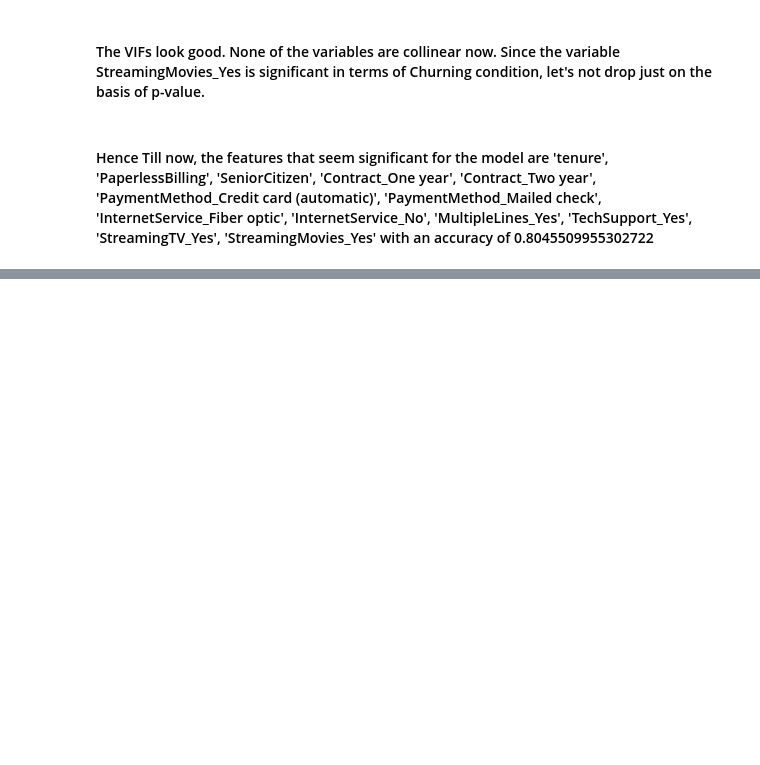
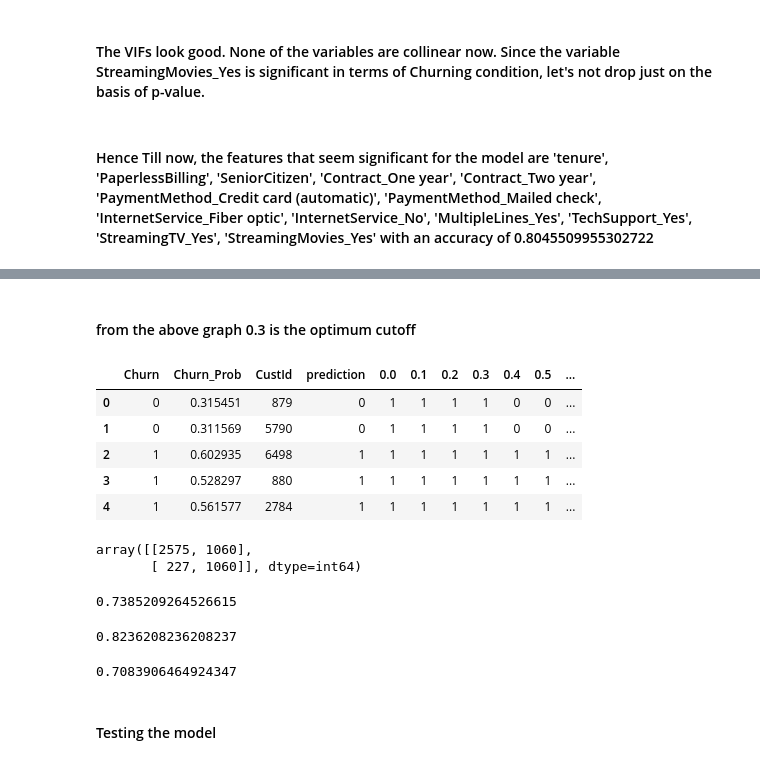
Before and after one commit to ds-souvik/Machine-Learning-Basic-Intermediate-Expert., a Jupyter notebook: 11 Machine Learning- Logistic Regression/2 Multivariate Logistic Regression/Telecom Churn Case Logistic Regression.ipynb, the cells around one changed output, grey strips where cells are left out. Saved outputs shown, nothing was run; the diff lists cells and outputs as text; code cells hidden in the pictures; blank space fills up the shorter version.

```diff
--- a/11 Machine Learning- Logistic Regression/2 Multivariate Logistic Regression/Telecom Churn Case Logistic Regression.ipynb
+++ b/11 Machine Learning- Logistic Regression/2 Multivariate Logistic Regression/Telecom Churn Case Logistic Regression.ipynb
@@ -1014,0 +1114,35 @@ Index(['tenure', 'PaperlessBilling', 'SeniorCitizen', 'Contract_One year',
+# %% [markdown]
+#### from the above graph 0.3 is the optimum cutoff
+# %%
+y_train_pred_final['Final Prediction']= y_train_pred_final.Churn_Prob.map(lambda x: 1 if x>0.3 else 0)
+y_train_pred_final.head()
+# %% [output]
+|  | Churn | Churn_Prob | CustId | prediction | 0.0 | 0.1 | 0.2 | 0.3 | 0.4 | 0.5 | ... |
+| 0 | 0 | 0.315451 | 879 | 0 | 1 | 1 | 1 | 1 | 0 | 0 | ... |
+| 1 | 0 | 0.311569 | 5790 | 0 | 1 | 1 | 1 | 1 | 0 | 0 | ... |
+| 2 | 1 | 0.602935 | 6498 | 1 | 1 | 1 | 1 | 1 | 1 | 1 | ... |
+| 3 | 1 | 0.528297 | 880 | 1 | 1 | 1 | 1 | 1 | 1 | 1 | ... |
+| 4 | 1 | 0.561577 | 2784 | 1 | 1 | 1 | 1 | 1 | 1 | 1 | ... |
+# %%
+confusion2=metrics.confusion_matrix(y_train_pred_final.Churn, y_train_pred_final['Final Prediction'])
+confusion2
+# %% [output]
+array([[2575, 1060],
+       [ 227, 1060]], dtype=int64)
+# %%
+Final_accuracy= metrics.accuracy_score(y_train_pred_final.Churn, y_train_pred_final['Final Prediction'])
+Final_accuracy
+# %% [output]
+0.7385209264526615
+# %%
+Final_sensitivity= confusion2[1,1]/(confusion2[1,1]+ confusion2[1,0])
+Final_sensitivity
+# %% [output]
+0.8236208236208237
+# %%
+Final_specificity= confusion2[0,0]/(confusion2[0,0]+ confusion2[0,1])
+Final_specificity
+# %% [output]
+0.7083906464924347
+# %% [markdown]
+#### Testing the model
```
Also changed, not shown: parts of 31 cells of this notebook.
